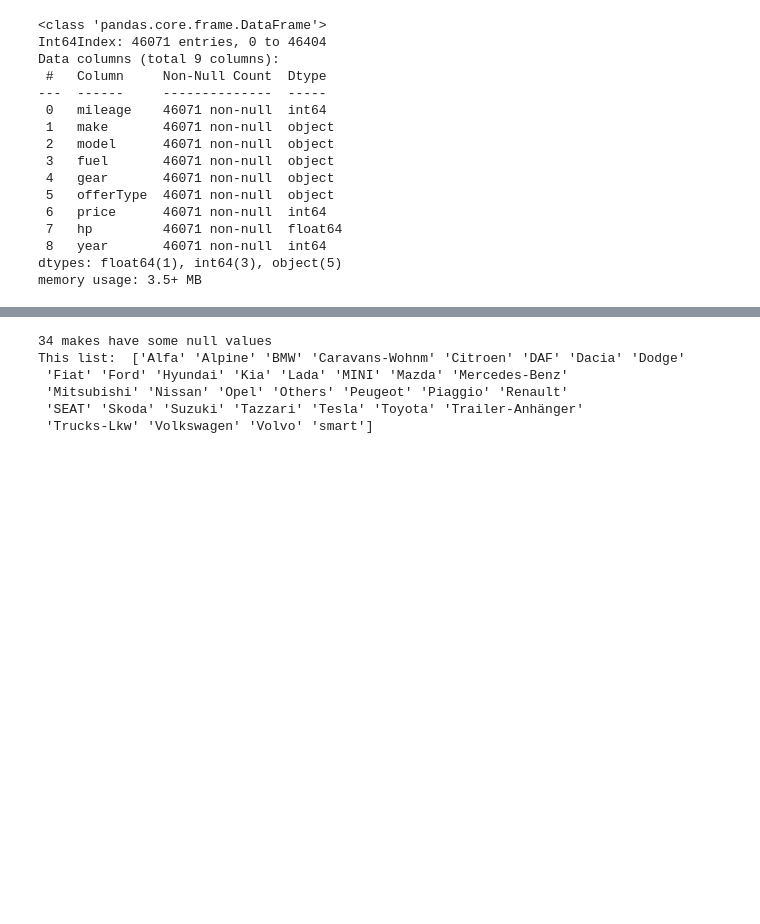
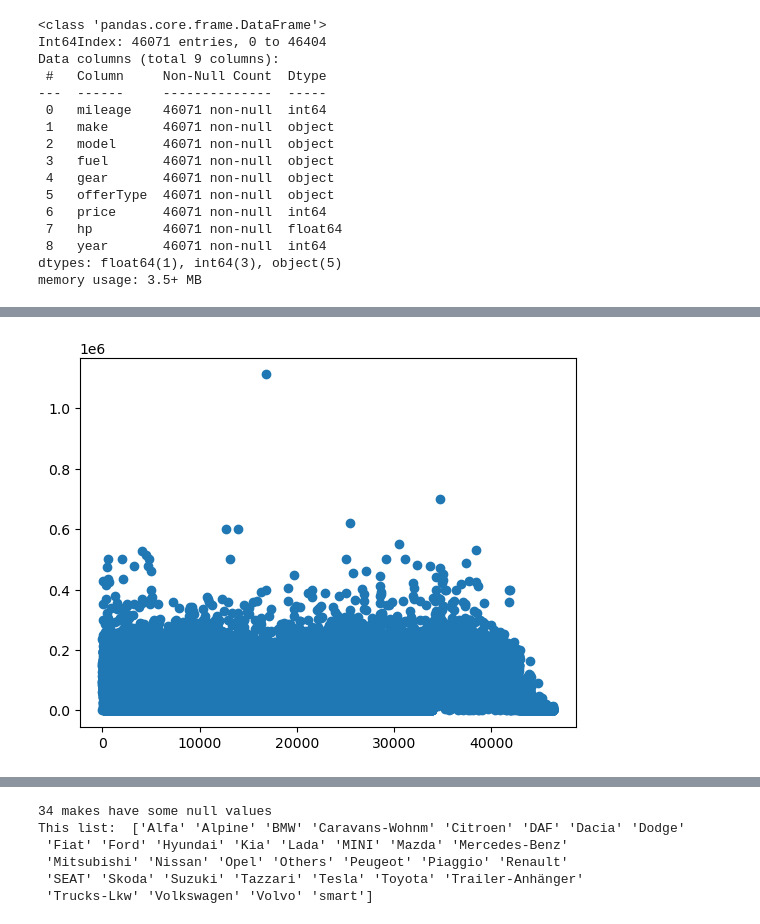
Before and after one commit to harrizazham98/DataScienceProj, a Jupyter notebook: 005_CarPurchase/eda.ipynb, the cells around one changed output, grey strips where cells are left out. Cells and saved outputs as stored; diff of their text form; code cells hidden in the pictures; blank space fills up the shorter version.

Commit message:
visualization mostly univariate

```diff
--- a/005_CarPurchase/eda.ipynb
+++ b/005_CarPurchase/eda.ipynb
@@ -79,0 +81,5 @@ data.describe()
+# %%
+plt.scatter(data.index, data["mileage"])
+plt.show()
+# %% [output]
+[figure, added]
```
Also changed, not shown: parts of 11 cells of this notebook.
